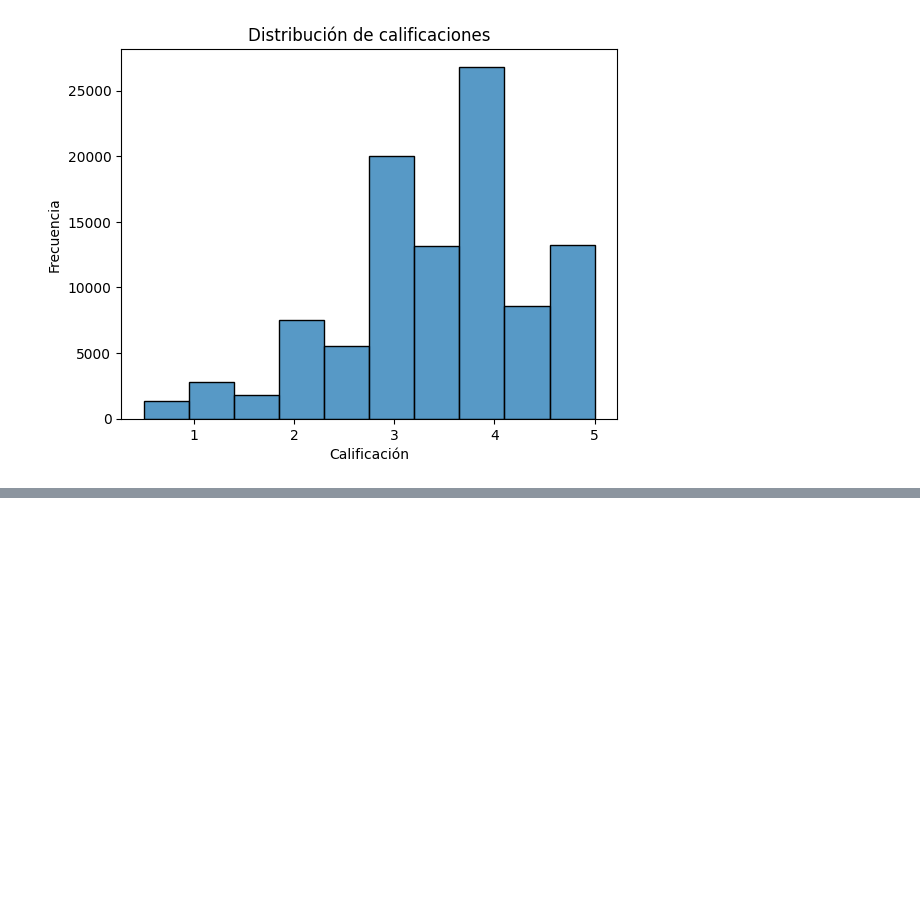
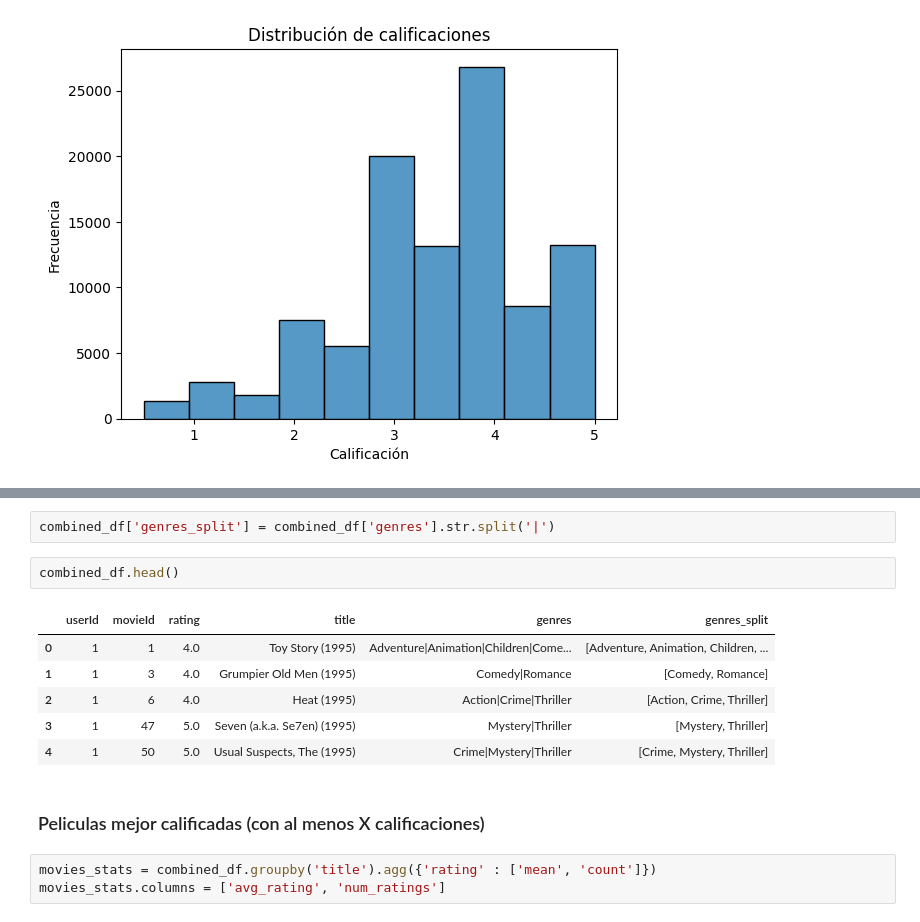
Before and after one commit to lopezviktor/CineAnalytics, a Jupyter notebook: notebooks/exploracion_datos.ipynb, the cells around one changed output, grey strips where cells are left out. Drawn from its saved outputs; the diff is of its cells as text; blank space fills up the shorter version.

Commit message:
Busqueda de peliculas y filtrado de datos

```diff
--- a/notebooks/exploracion_datos.ipynb
+++ b/notebooks/exploracion_datos.ipynb
@@ -97,0 +260,16 @@ plt.show()
+# %%
+combined_df['genres_split'] = combined_df['genres'].str.split('|')
+# %%
+combined_df.head()
+# %% [output]
+|  | userId | movieId | rating | title | genres | genres_split |
+| 0 | 1 | 1 | 4.0 | Toy Story (1995) | Adventure|Animation|Children|Come... | [Adventure, Animation, Children, ... |
+| 1 | 1 | 3 | 4.0 | Grumpier Old Men (1995) | Comedy|Romance | [Comedy, Romance] |
+| 2 | 1 | 6 | 4.0 | Heat (1995) | Action|Crime|Thriller | [Action, Crime, Thriller] |
+| 3 | 1 | 47 | 5.0 | Seven (a.k.a. Se7en) (1995) | Mystery|Thriller | [Mystery, Thriller] |
+| 4 | 1 | 50 | 5.0 | Usual Suspects, The (1995) | Crime|Mystery|Thriller | [Crime, Mystery, Thriller] |
+# %% [markdown]
+### Peliculas mejor calificadas (con al menos X calificaciones)
+# %%
+movies_stats = combined_df.groupby('title').agg({'rating' : ['mean', 'count']})
+movies_stats.columns = ['avg_rating', 'num_ratings']
```
Also changed, not shown: parts of 27 cells of this notebook, 1 other file.
